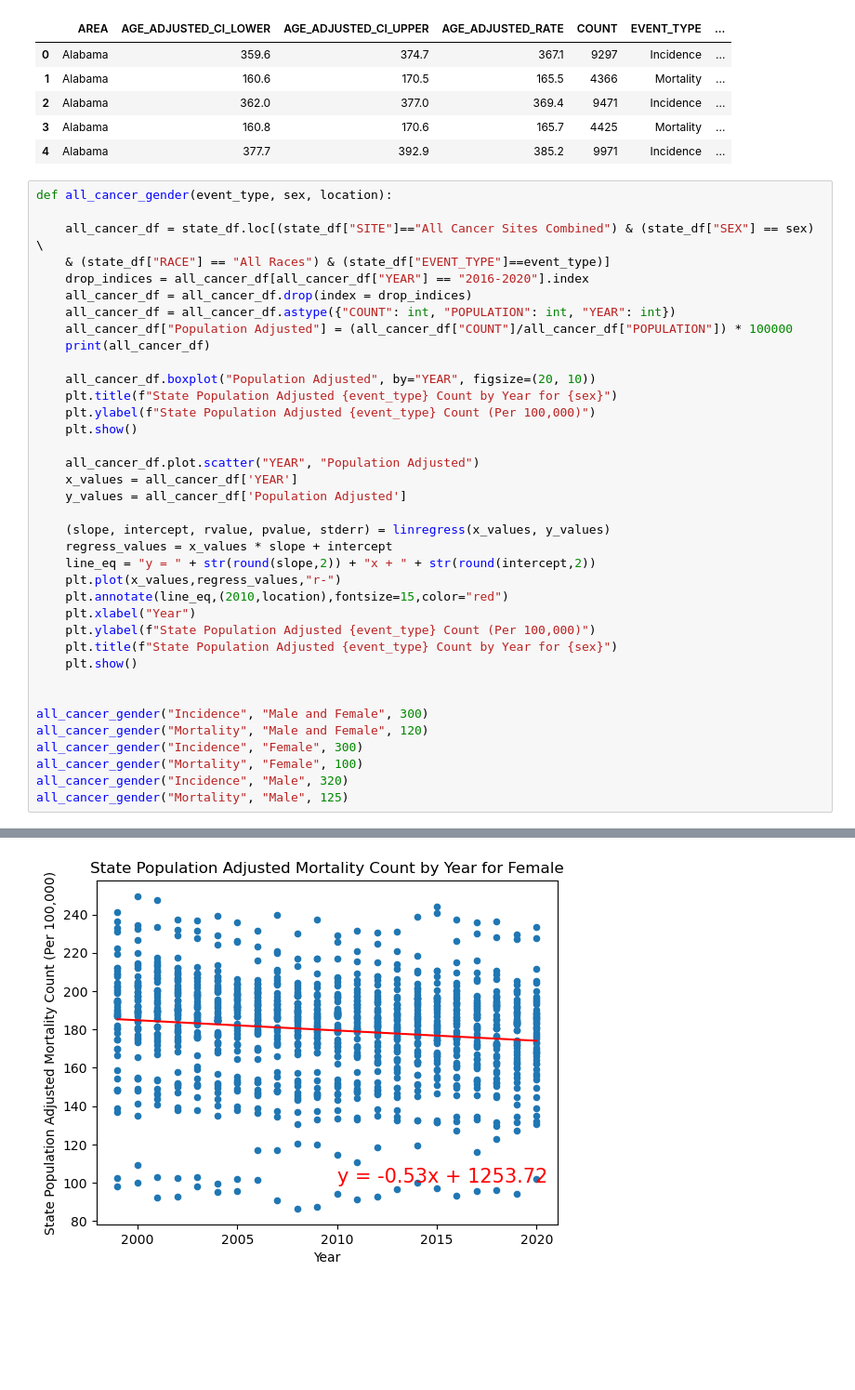
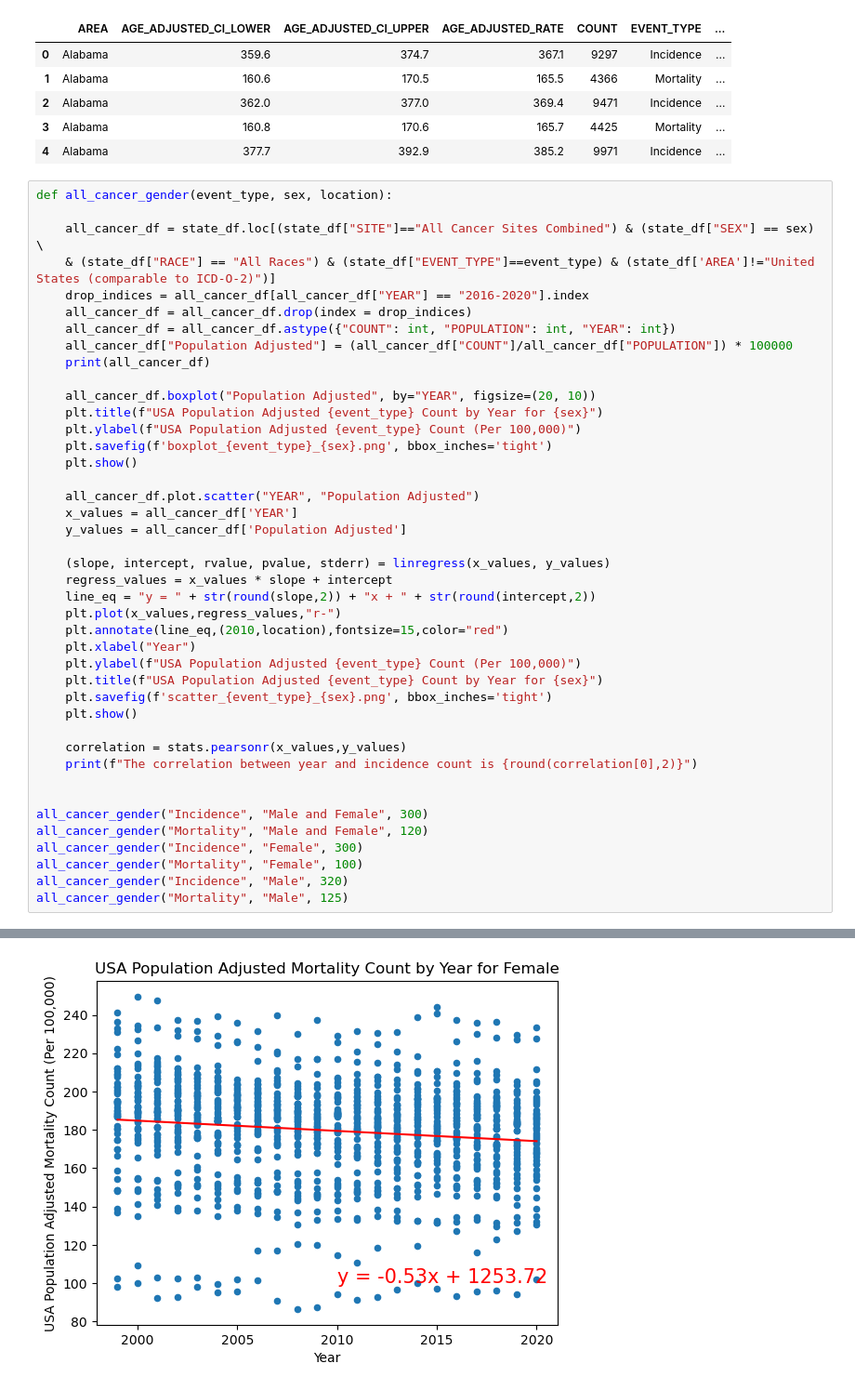
Before and after one commit to cassidyschul/American_cancer_stats, a Jupyter notebook: script_CMS.ipynb, the cells around one changed output, grey strips where cells are left out. Shown at 93% size. Saved outputs shown, nothing was run; the diff lists cells and outputs as text; blank space fills up the shorter version.

Commit message:
Update script, add data visuals

```diff
--- a/script_CMS.ipynb
+++ b/script_CMS.ipynb
@@ -22,7 +18,7 @@ state_df.head()
 def all_cancer_gender(event_type, sex, location):
 
     all_cancer_df = state_df.loc[(state_df["SITE"]=="All Cancer Sites Combined") & (state_df["SEX"] == sex) \
-    & (state_df["RACE"] == "All Races") & (state_df["EVENT_TYPE"]==event_type)]
+    & (state_df["RACE"] == "All Races") & (state_df["EVENT_TYPE"]==event_type) & (state_df['AREA']!="United States (comparable to ICD-O-2)")]
     drop_indices = all_cancer_df[all_cancer_df["YEAR"] == "2016-2020"].index
     all_cancer_df = all_cancer_df.drop(index = drop_indices)
     all_cancer_df = all_cancer_df.astype({"COUNT": int, "POPULATION": int, "YEAR": int})
@@ -30,8 +26,9 @@ def all_cancer_gender(event_type, sex, location):
     print(all_cancer_df)
 
     all_cancer_df.boxplot("Population Adjusted", by="YEAR", figsize=(20, 10))
-    plt.title(f"State Population Adjusted {event_type} Count by Year for {sex}")
-    plt.ylabel(f"State Population Adjusted {event_type} Count (Per 100,000)")
+    plt.title(f"USA Population Adjusted {event_type} Count by Year for {sex}")
+    plt.ylabel(f"USA Population Adjusted {event_type} Count (Per 100,000)")
+    plt.savefig(f'boxplot_{event_type}_{sex}.png', bbox_inches='tight')
     plt.show()
 
     all_cancer_df.plot.scatter("YEAR", "Population Adjusted")
@@ -44,9 +41,13 @@ def all_cancer_gender(event_type, sex, location):
     plt.plot(x_values,regress_values,"r-")
     plt.annotate(line_eq,(2010,location),fontsize=15,color="red")
     plt.xlabel("Year")
-    plt.ylabel(f"State Population Adjusted {event_type} Count (Per 100,000)")
-    plt.title(f"State Population Adjusted {event_type} Count by Year for {sex}")
+    plt.ylabel(f"USA Population Adjusted {event_type} Count (Per 100,000)")
+    plt.title(f"USA Population Adjusted {event_type} Count by Year for {sex}")
+    plt.savefig(f'scatter_{event_type}_{sex}.png', bbox_inches='tight')
     plt.show()
+
+    correlation = stats.pearsonr(x_values,y_values)
+    print(f"The correlation between year and incidence count is {round(correlation[0],2)}")
 
 
 all_cancer_gender("Incidence", "Male and Female", 300)
@@ -129,6 +130,6 @@ all_cancer_gender("Mortality", "Male", 125)
 982717      160.3           160.334170
 982719      164.3           164.309462
 
 [1122 rows x 15 columns]
 [figure]
-[figure, old version]
+[figure, new version]
```
Also changed, not shown: parts of 4 cells of this notebook, 15 other files.
